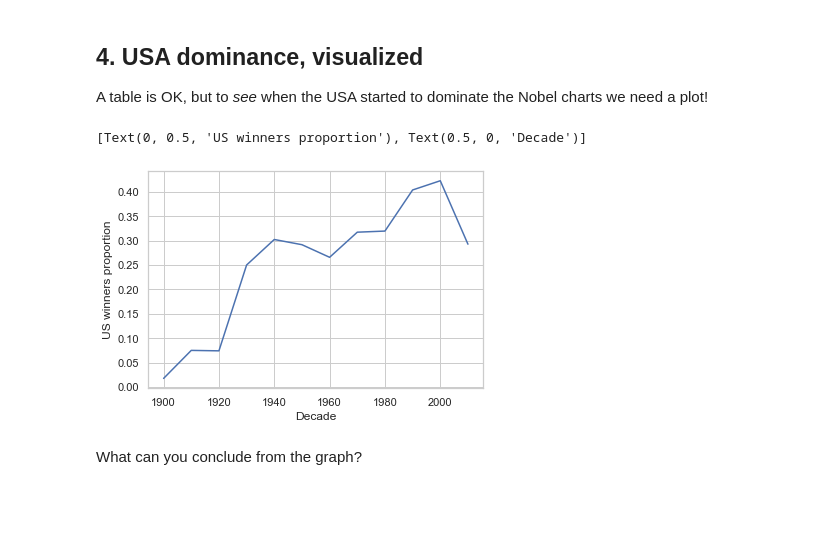
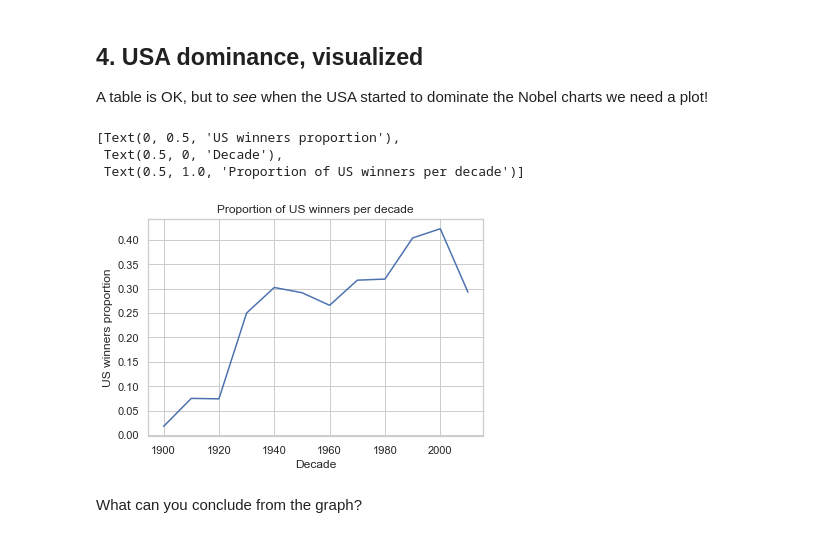
Before and after one commit to zwelisha/nobel, a Jupyter notebook: A Visual History of Nobel Prize Winners/nobelprizewinners.ipynb, the cells around one changed output. Saved outputs shown, nothing was run; the diff lists cells and outputs as text; code cells hidden in the pictures; blank space fills up the shorter version.

```diff
--- a/A Visual History of Nobel Prize Winners/nobelprizewinners.ipynb
+++ b/A Visual History of Nobel Prize Winners/nobelprizewinners.ipynb
@@ -129,11 +151,13 @@ display(prop_usa_winners)
 # %%
 #using seaborn, plot the proportion of US winners by decade
 #sbn.set(style="whitegrid")
 ax = sbn.lineplot(x = 'decade' , y='usa_born_winner', data=prop_usa_winners)
-ax.set(xlabel = 'Decade', ylabel = 'US winners proportion')
+ax.set(xlabel = 'Decade', ylabel = 'US winners proportion', title="Proportion of US winners per decade")
 # %% [output]
-[Text(0, 0.5, 'US winners proportion'), Text(0.5, 0, 'Decade')]
+[Text(0, 0.5, 'US winners proportion'),
+ Text(0.5, 0, 'Decade'),
+ Text(0.5, 1.0, 'Proportion of US winners per decade')]
-[figure, old version]
+[figure, new version]
 # %% [markdown]
 What can you conclude from the graph?
 # %% [markdown]
```
Also changed, not shown: parts of 7 cells of this notebook.
